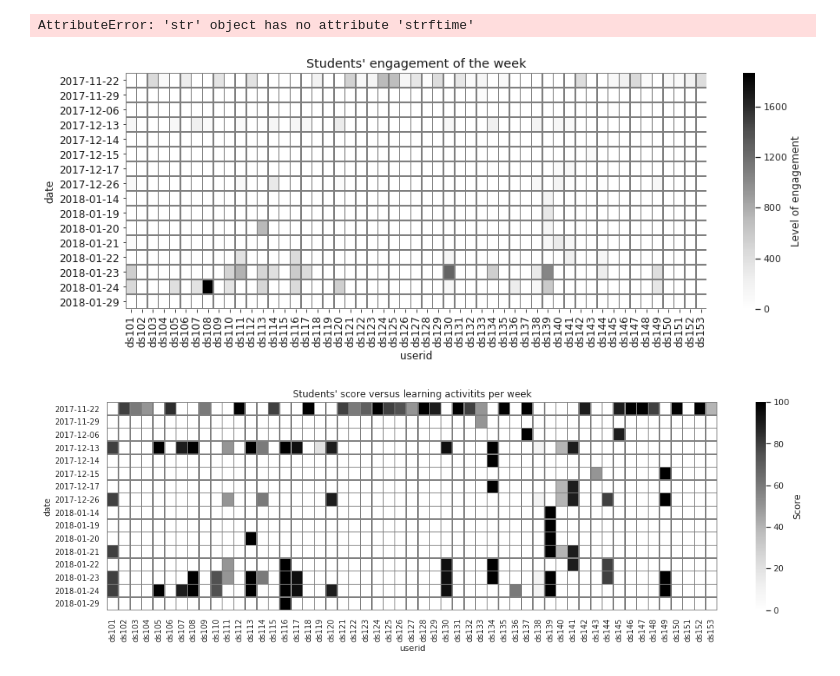
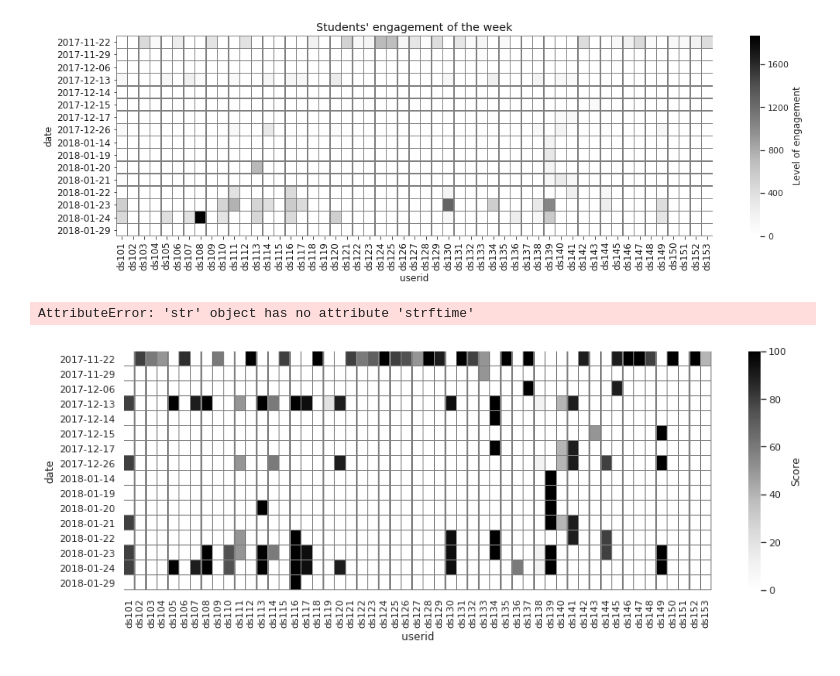
Before and after one commit to owen198/kyoto_ebook, a Jupyter notebook: Data visualization.ipynb, the cells around one changed output. Cells and saved outputs as stored; diff of their text form; code cells hidden in the pictures.

Commit message:
upadate images

```diff
--- a/Data visualization.ipynb
+++ b/Data visualization.ipynb
@@ -88,34 +50,33 @@ kyoto_engage
 # %%
 matplotlib.rcParams.update({'font.size': 12})
 fig1, ax1 = plt.subplots(figsize=(15, 5))
 ax1.set_title('Students\' engagement of the week')
 
 pivot = plot_df.pivot(index='userid', columns='date', values='counts')
 pivot = pivot.fillna(0).T
 
 sns.set()
 ax1 = sns.heatmap(pivot,
                   cbar_kws={'label': 'Level of engagement'},
                   cmap='Greys',
                   linewidths=0.5,
                   linecolor='gray')
 
 sns.set(font_scale=0.9)
 
-plot_df['date'] = pd.to_datetime(plot_df['date'])
-ax1.set_yticklabels([i.strftime("%Y-%m-%d") for i in pivot.index])
+#plot_df['date'] = pd.to_datetime(plot_df['date'])
+#ax1.set_yticklabels([i.strftime("%Y-%m-%d") for i in pivot.index], rotation=0)
 fig1.tight_layout()
 fig1.savefig('./images/students_engagement_week.png', dpi=300)
 # %% [output]
-AttributeError: 'str' object has no attribute 'strftime'
-[figure, old version]
+[figure, new version]
 # %%
 kyoto_1_score = pd.read_csv('dataset/data1_score.csv')
 kyoto_x_all = pd.merge(plot_df, kyoto_1_score, on='userid')
 # %%
 
 fig1, ax1 = plt.subplots(figsize=(15, 5))
-ax1.set_title('Students\' score versus learning activitits per week', fontsize=12)
+#ax1.set_title('Students\' score versus learning activitits per week', fontsize=12)
 pivot = kyoto_x_all.pivot(index='userid', columns='date', values='score')
 #pivot = kyoto_x_all.pivot(index='userid', columns='date', values='score')
 pivot = pivot.fillna(0).T
@@ -138,4 +99,5 @@ ax1.set_yticklabels([i.strftime("%Y-%m-%d") for i in pivot.index], rotation=0)
 fig1.tight_layout()
 fig1.savefig('./images/students_score_week.png', dpi=300)
 # %% [output]
+AttributeError: 'str' object has no attribute 'strftime'
-[figure, old version]
+[figure, new version]
```
Also changed, not shown: parts of 6 cells of this notebook, 5 other files.
